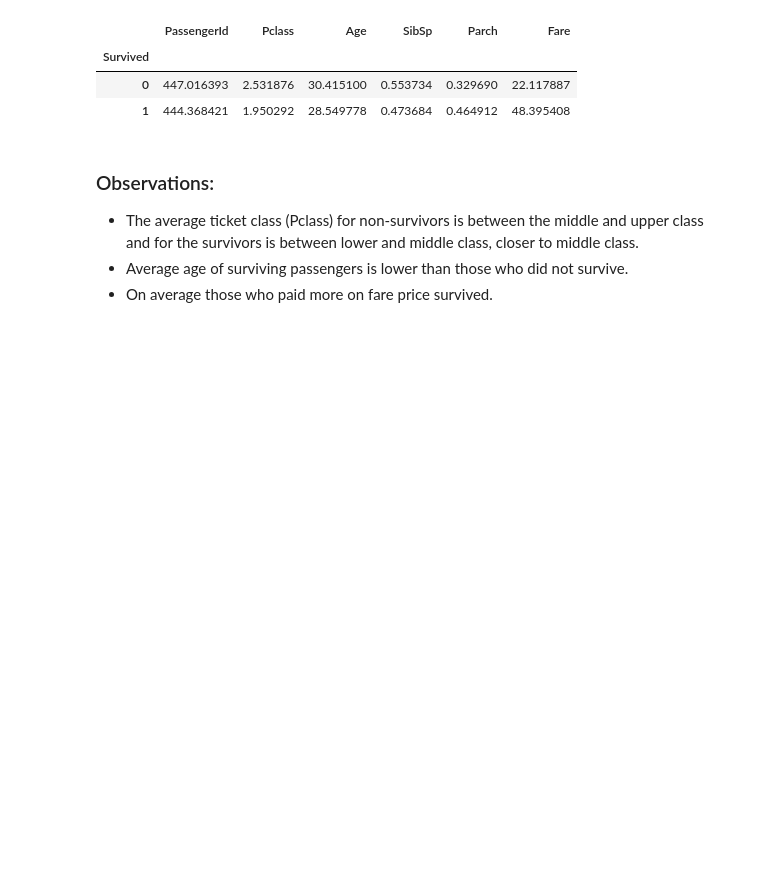
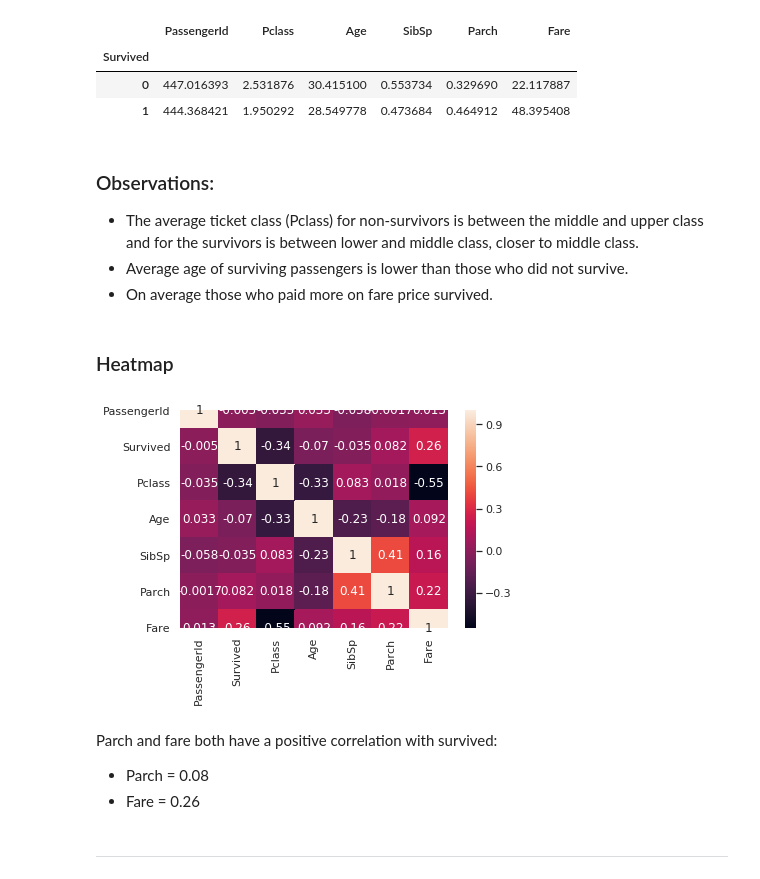
Before and after one commit to Andy-Nkumane/Titanic-Logistic_Regression, a Jupyter notebook: Titanic-Logistic_Regression.ipynb, the cells around one changed output. Drawn from its saved outputs; the diff is of its cells as text; code cells hidden in the pictures; blank space fills up the shorter version.

Commit message:
heatmap

```diff
--- a/Titanic-Logistic_Regression.ipynb
+++ b/Titanic-Logistic_Regression.ipynb
@@ -186,3 +186,16 @@ titanic.groupby('Survived').mean()
 * The average ticket class (Pclass) for non-survivors is between the middle and upper class and for the survivors is between lower and middle class, closer to middle class.
 * Average age of surviving passengers is lower than those who did not survive.
 * On average those who paid more on fare price survived.
+# %% [markdown]
+### Heatmap
+# %%
+sns.heatmap(titanic.corr(), annot=True)
+plt.show()
+# %% [output]
+[figure, added]
+# %% [markdown]
+Parch and fare both have a positive correlation with survived:
+* Parch = 0.08
+* Fare = 0.26
+# %% [markdown]
+---
```
